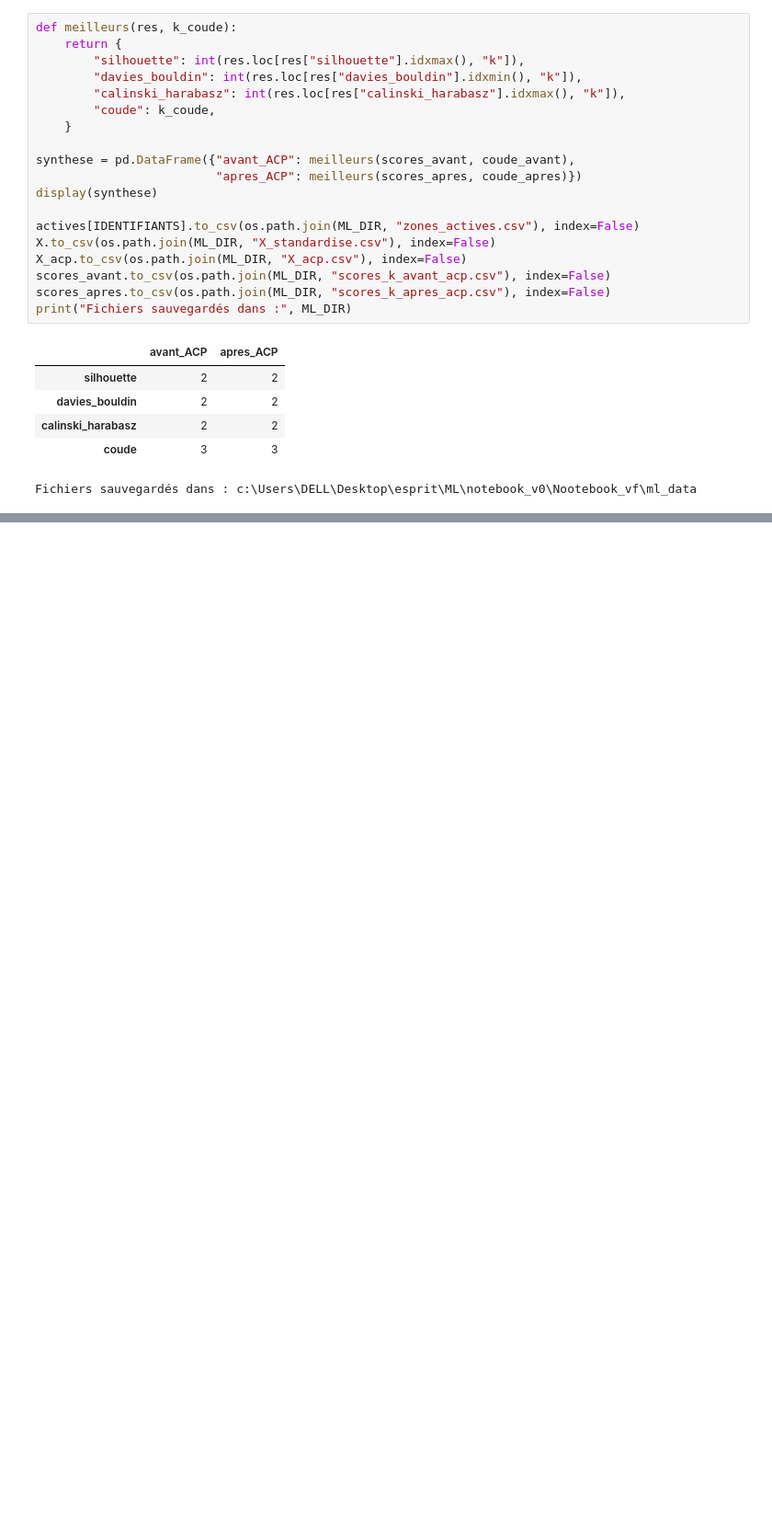
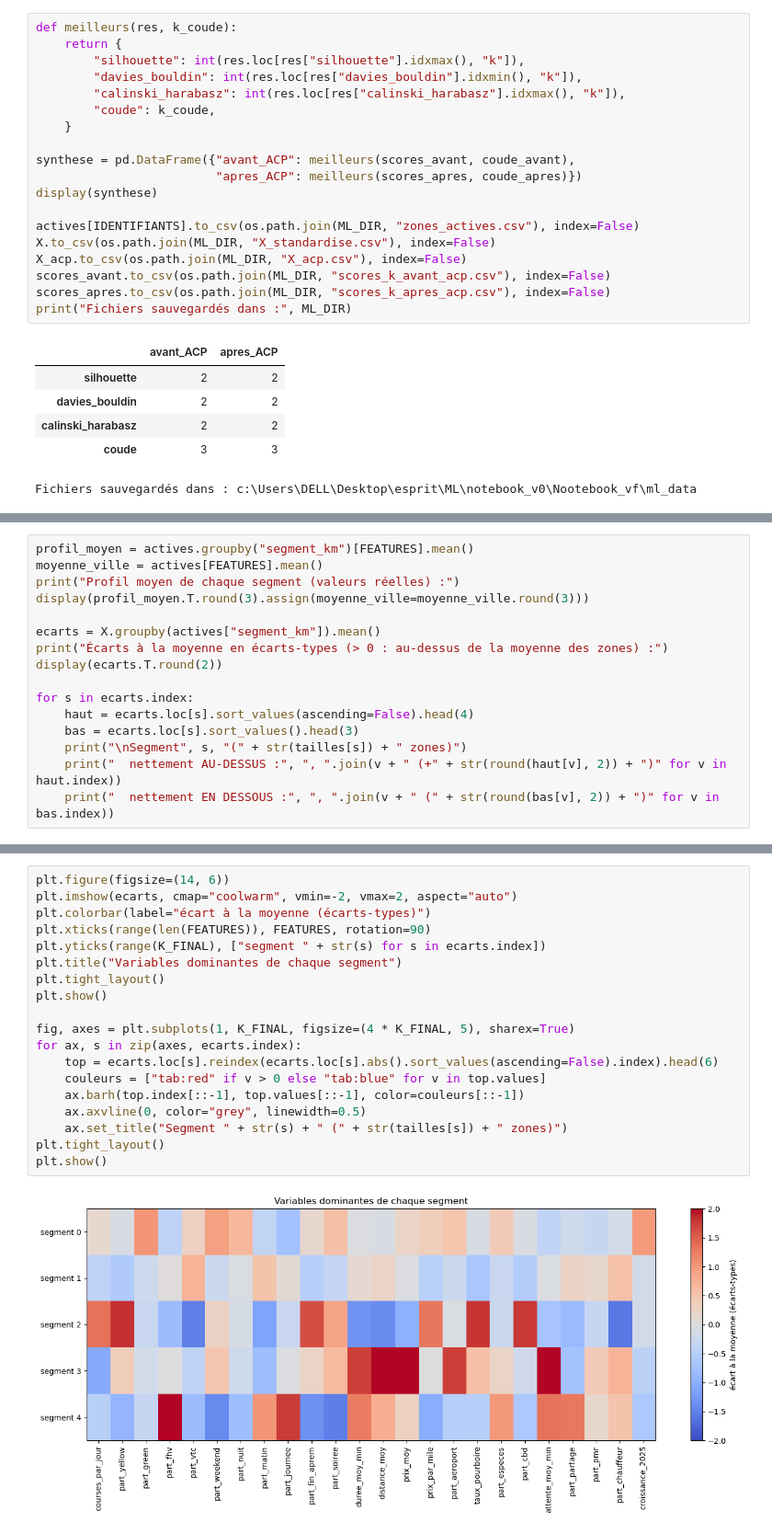
Before and after one commit to BenOthmenRayen/nyc-tlc-Machine_Learning, a Jupyter notebook: 06_kmeans.ipynb, the cells around one changed output, grey strips where cells are left out. Shown at 92% size. Drawn from its saved outputs; the diff is of its cells as text; blank space fills up the shorter version.

```diff
--- a/06_kmeans.ipynb
+++ b/06_kmeans.ipynb
@@ -586,0 +797,16 @@ Fichiers sauvegardés dans : c:\Users\DELL\Desktop\esprit\ML\notebook_v0\Nootebo
+# %%
+profil_moyen = actives.groupby("segment_km")[FEATURES].mean()
+moyenne_ville = actives[FEATURES].mean()
+print("Profil moyen de chaque segment (valeurs réelles) :")
+display(profil_moyen.T.round(3).assign(moyenne_ville=moyenne_ville.round(3)))
+
+ecarts = X.groupby(actives["segment_km"]).mean()
+print("Écarts à la moyenne en écarts-types (> 0 : au-dessus de la moyenne des zones) :")
+display(ecarts.T.round(2))
+
+for s in ecarts.index:
+    haut = ecarts.loc[s].sort_values(ascending=False).head(4)
+    bas = ecarts.loc[s].sort_values().head(3)
+    print("\nSegment", s, "(" + str(tailles[s]) + " zones)")
+    print("  nettement AU-DESSUS :", ", ".join(v + " (+" + str(round(haut[v], 2)) + ")" for v in haut.index))
+    print("  nettement EN DESSOUS :", ", ".join(v + " (" + str(round(bas[v], 2)) + ")" for v in bas.index))
@@ -586,0 +877,21 @@ Fichiers sauvegardés dans : c:\Users\DELL\Desktop\esprit\ML\notebook_v0\Nootebo
+# %%
+plt.figure(figsize=(14, 6))
+plt.imshow(ecarts, cmap="coolwarm", vmin=-2, vmax=2, aspect="auto")
+plt.colorbar(label="écart à la moyenne (écarts-types)")
+plt.xticks(range(len(FEATURES)), FEATURES, rotation=90)
+plt.yticks(range(K_FINAL), ["segment " + str(s) for s in ecarts.index])
+plt.title("Variables dominantes de chaque segment")
+plt.tight_layout()
+plt.show()
+
+fig, axes = plt.subplots(1, K_FINAL, figsize=(4 * K_FINAL, 5), sharex=True)
+for ax, s in zip(axes, ecarts.index):
+    top = ecarts.loc[s].reindex(ecarts.loc[s].abs().sort_values(ascending=False).index).head(6)
+    couleurs = ["tab:red" if v > 0 else "tab:blue" for v in top.values]
+    ax.barh(top.index[::-1], top.values[::-1], color=couleurs[::-1])
+    ax.axvline(0, color="grey", linewidth=0.5)
+    ax.set_title("Segment " + str(s) + " (" + str(tailles[s]) + " zones)")
+plt.tight_layout()
+plt.show()
+# %% [output]
+[figure, added]
```
Also changed, not shown: parts of 23 cells of this notebook, 1 other file.
